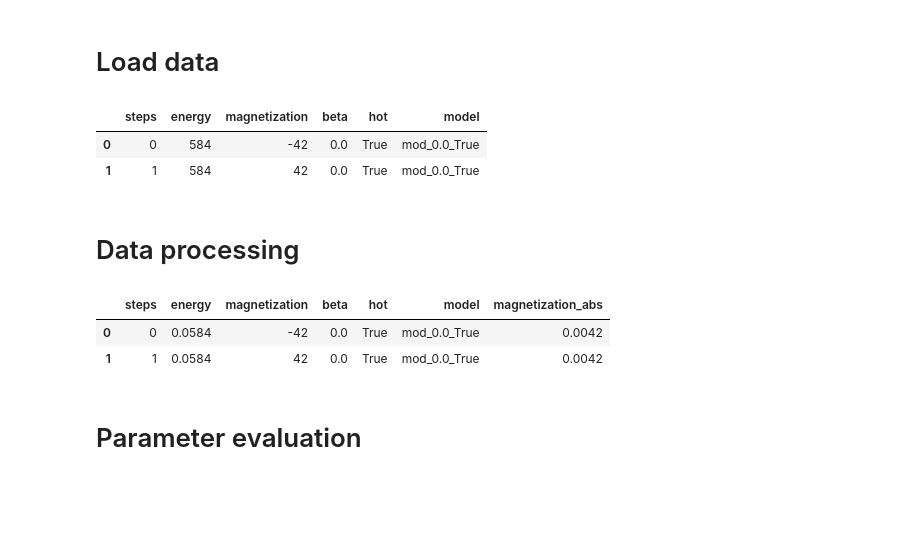
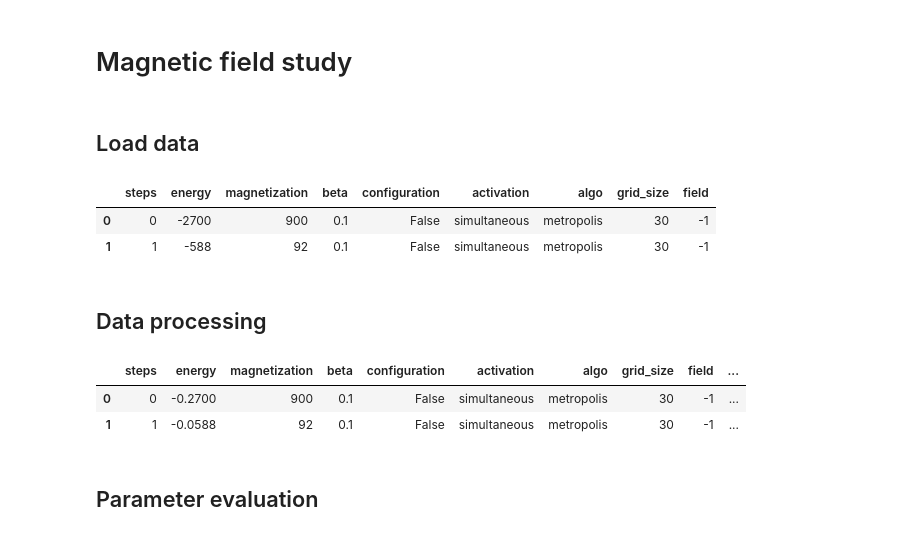
Before and after one commit to lbitsiko/ising-agent, a Jupyter notebook: parameter_evaluation.ipynb, the cells around one changed output. Cells and saved outputs as stored; diff of their text form; code cells hidden in the pictures; blank space fills up the shorter version.

```diff
--- a/parameter_evaluation.ipynb
+++ b/parameter_evaluation.ipynb
@@ -2,28 +2,30 @@
 import matplotlib.pyplot as plt
 import pandas as pd
 import numpy as np
+# %% [markdown]
+# Magnetic field study
 # %% [markdown]
-# Load data
+## Load data
 # %%
-df = pd.read_csv("runs.csv")
+df = pd.read_csv("studies/field_study.csv")
 df.head(2)
 # %% [output]
-|  | steps | energy | magnetization | beta | hot | model |
-| 0 | 0 | 584 | -42 | 0.0 | True | mod_0.0_True |
-| 1 | 1 | 584 | 42 | 0.0 | True | mod_0.0_True |
+|  | steps | energy | magnetization | beta | configuration | activation | algo | grid_size | field |
+| 0 | 0 | -2700 | 900 | 0.1 | False | simultaneous | metropolis | 30 | -1 |
+| 1 | 1 | -588 | 92 | 0.1 | False | simultaneous | metropolis | 30 | -1 |
 # %% [markdown]
-# Data processing
+## Data processing
 # %%
 df["magnetization_abs"] = np.abs(df["magnetization"])
 df["magnetization_abs"] = df["magnetization_abs"]/(100*100) # magnetization per atom
 df["energy"] = df["energy"]/(100*100) # energy per atom
 df.head(2)
 # %% [output]
-|  | steps | energy | magnetization | beta | hot | model | magnetization_abs |
-| 0 | 0 | 0.0584 | -42 | 0.0 | True | mod_0.0_True | 0.0042 |
-| 1 | 1 | 0.0584 | 42 | 0.0 | True | mod_0.0_True | 0.0042 |
+|  | steps | energy | magnetization | beta | configuration | activation | algo | grid_size | field | ... |
+| 0 | 0 | -0.2700 | 900 | 0.1 | False | simultaneous | metropolis | 30 | -1 | ... |
+| 1 | 1 | -0.0588 | 92 | 0.1 | False | simultaneous | metropolis | 30 | -1 | ... |
 # %% [markdown]
-# Parameter evaluation
+## Parameter evaluation
 # %%
 # betas in the study - use coolwarm colormap
 betas = sorted(set(df.beta.value_counts().index))
```
Also changed, not shown: parts of 20 cells of this notebook, 12 other files.
